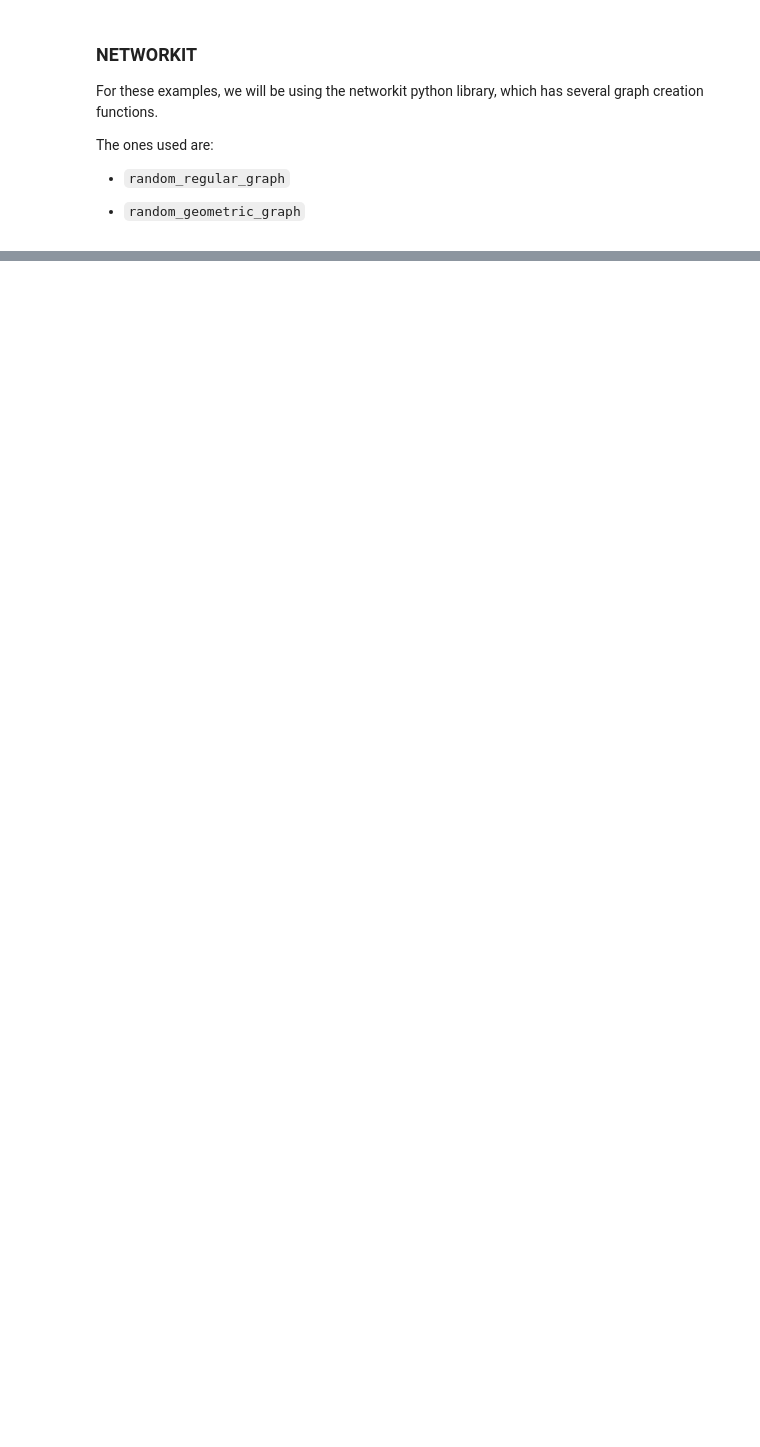
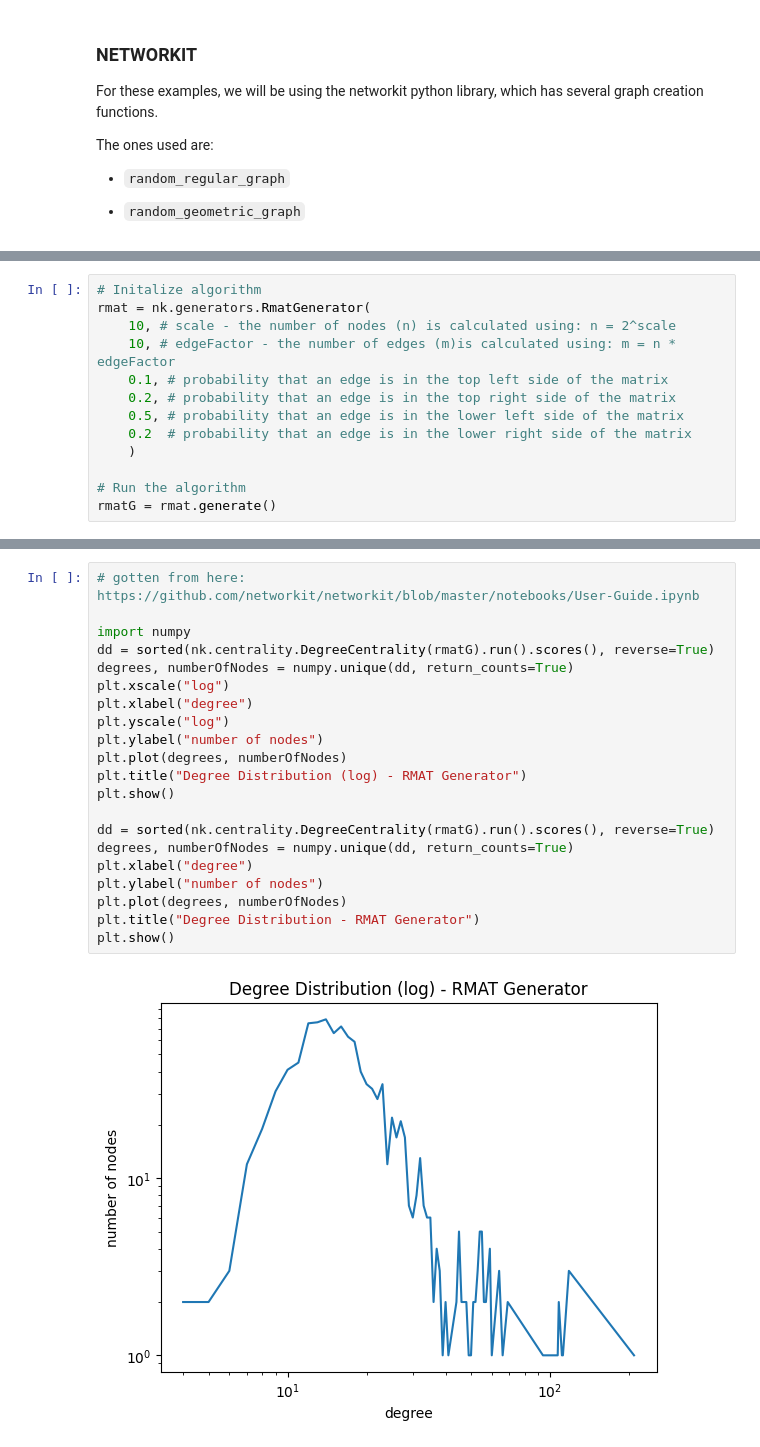
Before and after one commit to alfredjynx/cluster-test, a Jupyter notebook: test.ipynb, the cells around one changed output, grey strips where cells are left out. Cells and saved outputs as stored; diff of their text form; blank space fills up the shorter version.

```diff
--- a/test.ipynb
+++ b/test.ipynb
@@ -299,0 +409,13 @@ The ones used are:
+# %%
+# Initalize algorithm
+rmat = nk.generators.RmatGenerator(
+    10, # scale - the number of nodes (n) is calculated using: n = 2^scale
+    10, # edgeFactor - the number of edges (m)is calculated using: m = n * edgeFactor
+    0.1, # probability that an edge is in the top left side of the matrix
+    0.2, # probability that an edge is in the top right side of the matrix
+    0.5, # probability that an edge is in the lower left side of the matrix
+    0.2  # probability that an edge is in the lower right side of the matrix
+    )
+
+# Run the algorithm
+rmatG = rmat.generate()
@@ -299,0 +445,23 @@ The ones used are:
+# %%
+# gotten from here: https://github.com/networkit/networkit/blob/master/notebooks/User-Guide.ipynb
+
+import numpy
+dd = sorted(nk.centrality.DegreeCentrality(rmatG).run().scores(), reverse=True)
+degrees, numberOfNodes = numpy.unique(dd, return_counts=True)
+plt.xscale("log")
+plt.xlabel("degree")
+plt.yscale("log")
+plt.ylabel("number of nodes")
+plt.plot(degrees, numberOfNodes)
+plt.title("Degree Distribution (log) - RMAT Generator")
+plt.show()
+
+dd = sorted(nk.centrality.DegreeCentrality(rmatG).run().scores(), reverse=True)
+degrees, numberOfNodes = numpy.unique(dd, return_counts=True)
+plt.xlabel("degree")
+plt.ylabel("number of nodes")
+plt.plot(degrees, numberOfNodes)
+plt.title("Degree Distribution - RMAT Generator")
+plt.show()
+# %% [output]
+[figure, added]
```
Also changed, not shown: parts of 54 cells of this notebook, 21 other files.
